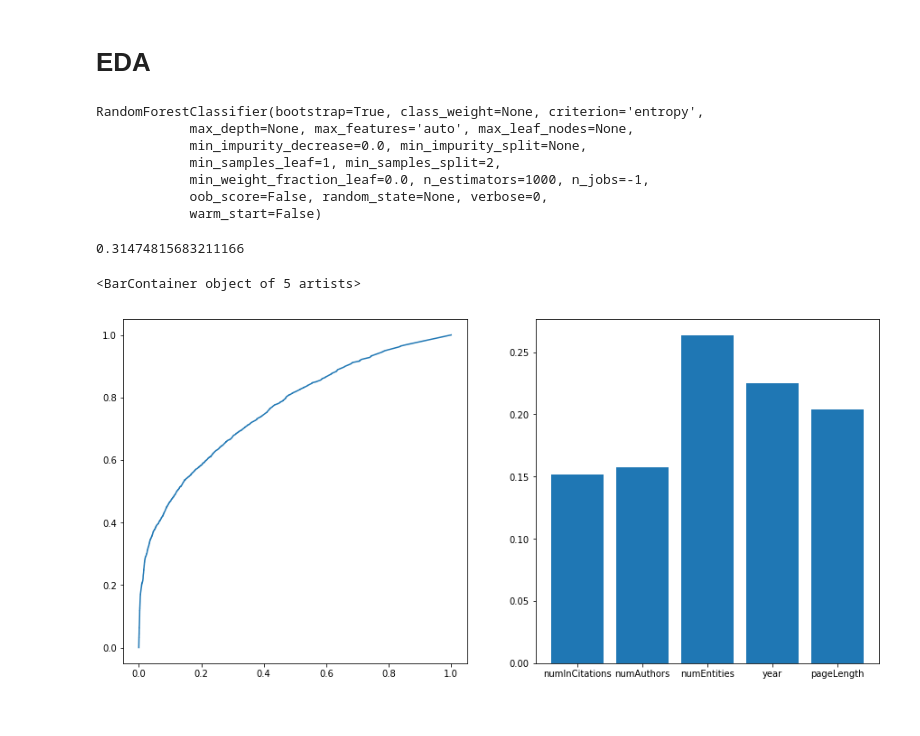
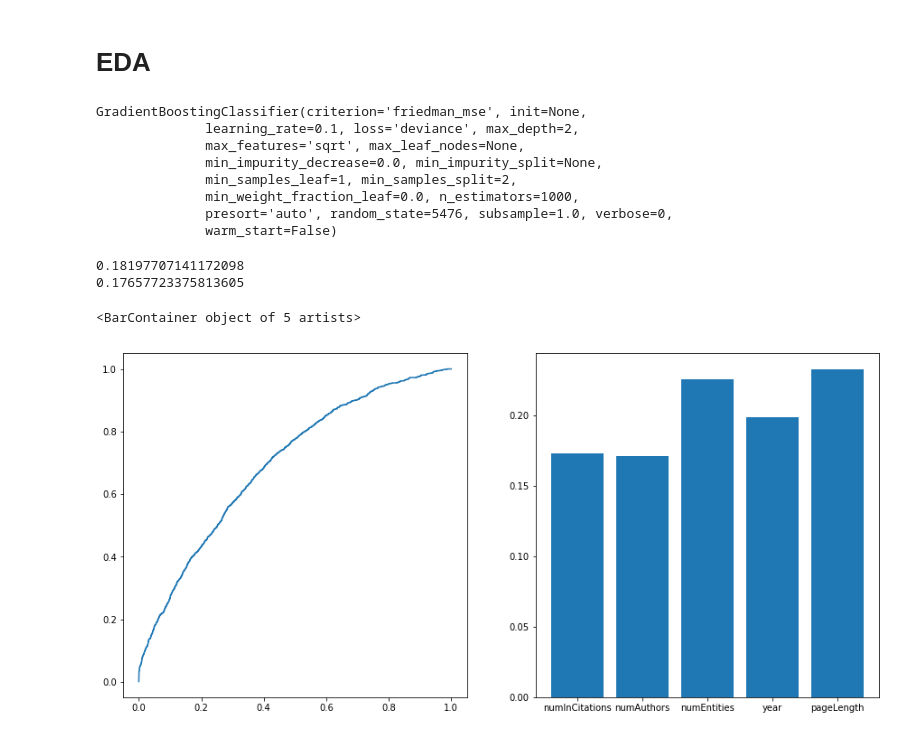
Before and after one commit to AlexDKlein/graphing-scientific-studies, a Jupyter notebook: modeling.ipynb, the cells around one changed output. Saved outputs shown, nothing was run; the diff lists cells and outputs as text; code cells hidden in the pictures.

```diff
--- a/modeling.ipynb
+++ b/modeling.ipynb
@@ -30,33 +32,40 @@ from sklearn.metrics import log_loss, roc_curve
 # %%
 X,y = df.loc[:, ['numInCitations','numAuthors', 'numEntities', 'year', 'pageLength']], df['retracted']
-
-for col in X.columns:
-    X[col] = X[col].fillna(value=int(X[col].mean()))
-
+X,y = df.drop('retracted', axis=1), df['retracted']
 X0,Xt,y0,yt = train_test_split(X,y)
 # %%
-rf = RandomForestClassifier(criterion='entropy', n_jobs=-1, n_estimators=1000)
+rf = RandomForestClassifier(criterion='entropy', max_features='sqrt',
+                            max_depth=2, n_jobs=-1, n_estimators=1000,
+                            random_state=5476)
+gbc = GradientBoostingClassifier(max_features='sqrt',
+                                 max_depth=2, n_estimators=1000,
+                                 random_state=5476)
+
 rf.fit(X0, y0)
+gbc.fit(X0, y0)
 # %% [output]
-RandomForestClassifier(bootstrap=True, class_weight=None, criterion='entropy',
-            max_depth=None, max_features='auto', max_leaf_nodes=None,
-            min_impurity_decrease=0.0, min_impurity_split=None,
-            min_samples_leaf=1, min_samples_split=2,
-            min_weight_fraction_leaf=0.0, n_estimators=1000, n_jobs=-1,
-            oob_score=False, random_state=None, verbose=0,
-            warm_start=False)
+GradientBoostingClassifier(criterion='friedman_mse', init=None,
+              learning_rate=0.1, loss='deviance', max_depth=2,
+              max_features='sqrt', max_leaf_nodes=None,
+              min_impurity_decrease=0.0, min_impurity_split=None,
+              min_samples_leaf=1, min_samples_split=2,
+              min_weight_fraction_leaf=0.0, n_estimators=1000,
+              presort='auto', random_state=5476, subsample=1.0, verbose=0,
+              warm_start=False)
 # %%
-log_loss(y_pred=rf.predict_proba(Xt)[:,1], y_true=yt)
+print(log_loss(y_pred=rf.predict_proba(Xt)[:,1], y_true=yt))
+print(log_loss(y_pred=gbc.predict_proba(Xt)[:,1], y_true=yt))
 # %% [output]
-0.31474815683211166
+0.18197707141172098
+0.17657723375813605
 # %%
-fpr, tpr, thr = roc_curve(y_score=rf.predict_proba(Xt)[:,1], y_true=yt)
+fpr, tpr, thr = roc_curve(y_score=gbc.predict_proba(Xt)[:,1], y_true=yt)
 fig, (ax0, ax1) = plt.subplots(1,2, figsize=(15,7))
 ax0.plot(fpr, tpr)
-ax1.bar(x=X.columns, height=rf.feature_importances_)
+ax1.bar(x=X.columns, height=gbc.feature_importances_)
 # %% [output]
 <BarContainer object of 5 artists>
-[figure, old version]
+[figure, new version]
 # %%
 def plot_proportions(X, y, lbl):
     xx, yy = [], []
```
Also changed, not shown: parts of 8 cells of this notebook.
